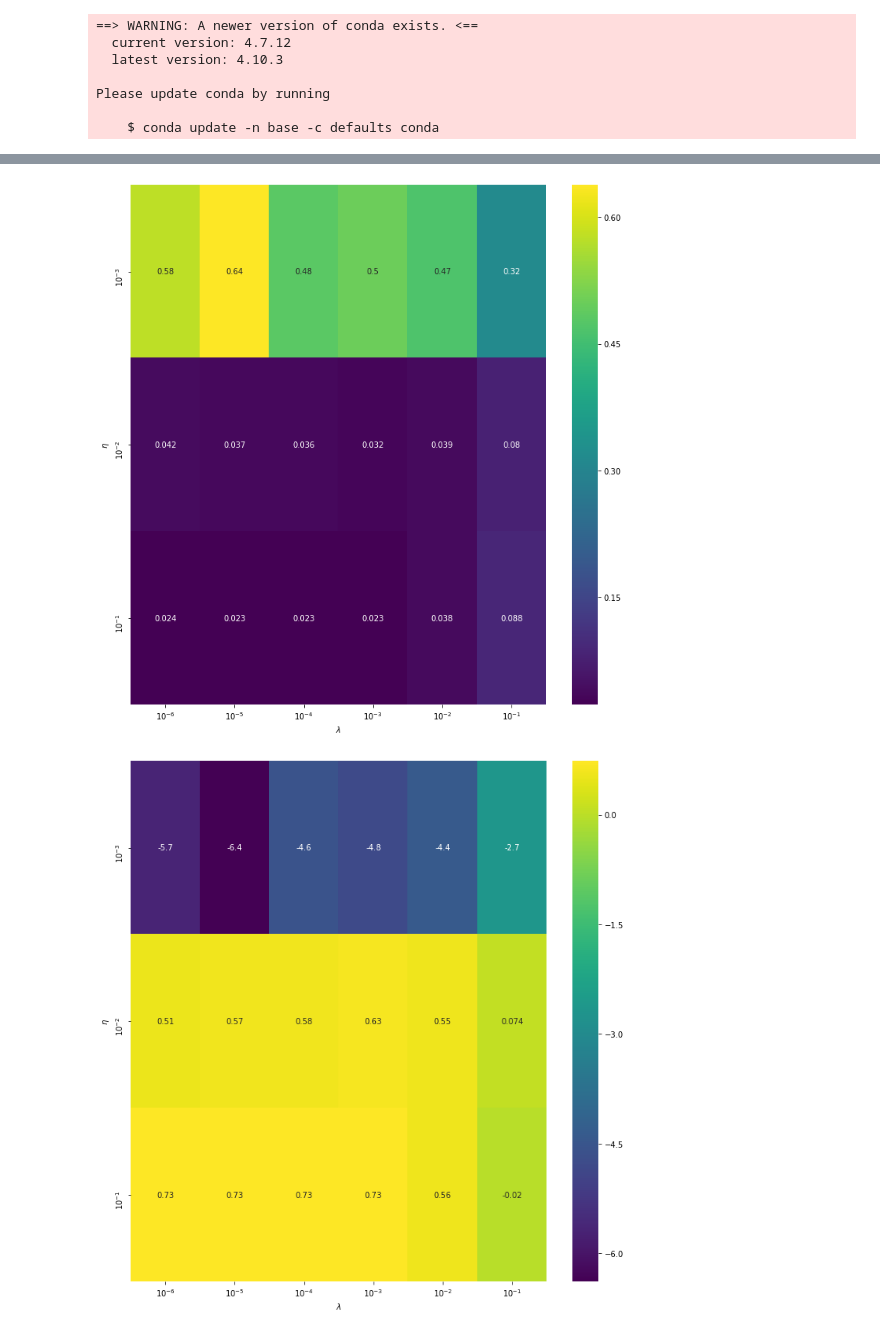
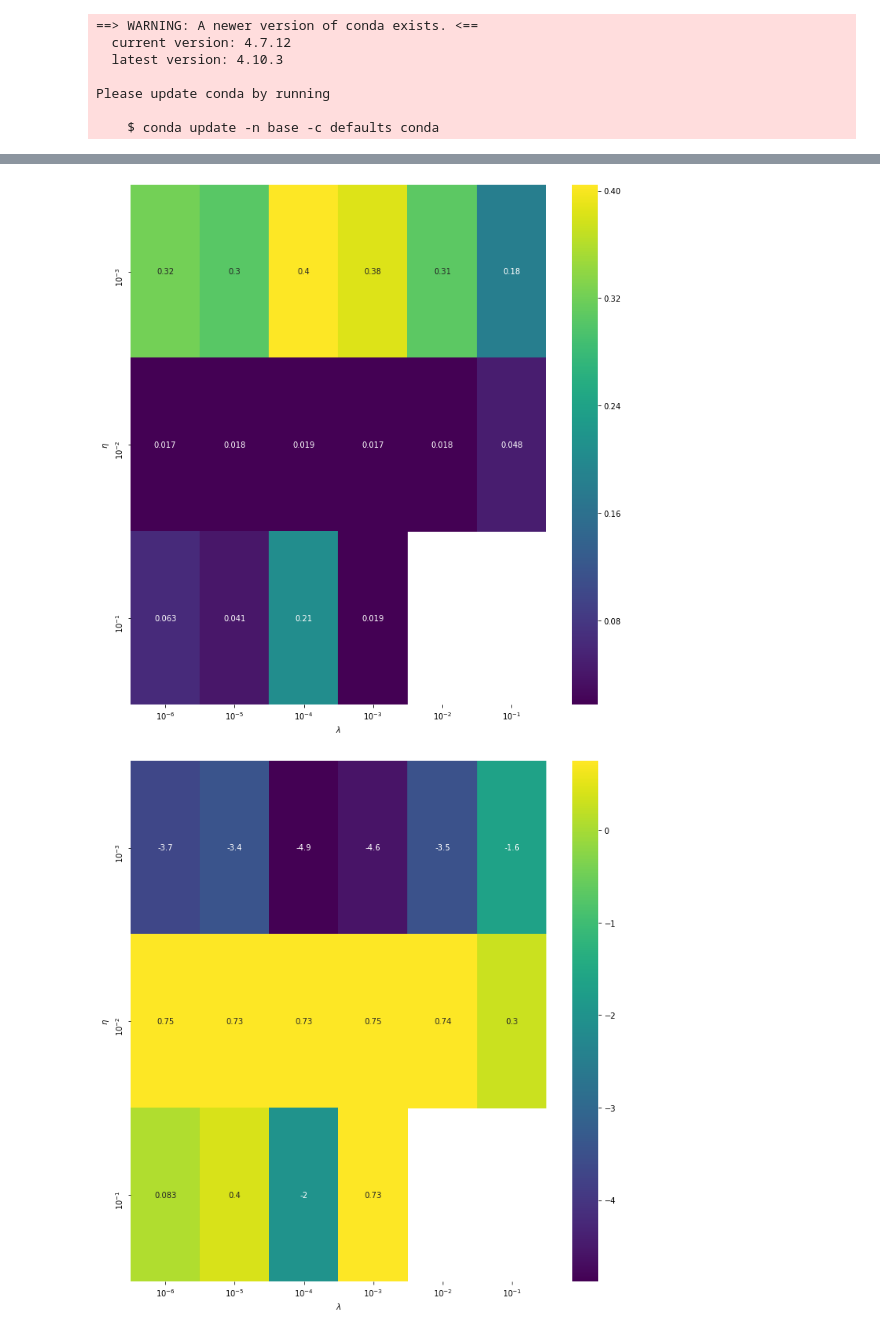
Before and after one commit to MortenTryti/MachineLearning, a Jupyter notebook: Project 2/Singlehidden.ipynb, the cells around one changed output, grey strips where cells are left out. Drawn from its saved outputs; the diff is of its cells as text; code cells hidden in the pictures.

Commit message:
more plots added

```diff
--- a/Project 2/Singlehidden.ipynb
+++ b/Project 2/Singlehidden.ipynb
@@ -134,7 +134,7 @@ def back_prop(X,Target,W_hidden, W_out, b_hidden, b_out,activation_function, out
 
     return w_out_grad,w_hidden_grad, b_out_grad, b_hidden_grad
 
-###### Main #######
+###### Main Regression #######
 npoints =20
 x = np.sort(np.random.uniform(0, 1, npoints))
 y = np.sort(np.random.uniform(0, 1, npoints))
@@ -179,13 +179,13 @@ for hyper in hyper_par:
                     miniBachMin, miniBachMax = MiniBachSize * miniBach,(MiniBachSize) * (miniBach+1)
                     #a_h,a_o = feed_forward_train(bootX[miniBachMin: miniBachMax],w_h,w_o,b_h,b_o,Sigmoid,Identity)
                     w_out_grad,w_hidden_grad,b_out_grad, b_hidden_grad = back_prop(
-                        bootX[miniBachMin: miniBachMax],booty[miniBachMin: miniBachMax],w_h, w_o, b_h, b_o,Sigmoid, Identity,hyper)
+                        bootX[miniBachMin: miniBachMax],booty[miniBachMin: miniBachMax],w_h, w_o, b_h, b_o,lexyRelu, Identity,hyper)
                     w_h -= eta*w_hidden_grad
                     w_o -= eta*w_out_grad
                     b_h -= eta*b_hidden_grad
                     b_o -= eta*b_out_grad
-            a_h, y_pred_test,z_h,z_o =feed_forward_train(X_test,w_h,w_o,b_h,b_o,Sigmoid,Identity)
-            a_h, y_pred_train,z_h,z_o =feed_forward_train(X_train,w_h,w_o,b_h,b_o,Sigmoid,Identity)
+            a_h, y_pred_test,z_h,z_o =feed_forward_train(X_test,w_h,w_o,b_h,b_o,lexyRelu,Identity)
+            a_h, y_pred_train,z_h,z_o =feed_forward_train(X_train,w_h,w_o,b_h,b_o,lexyRelu,Identity)
             MSEdeglisttest[i] =MSE(y_test,y_pred_test)
             MSEdeglisttrain[i]= MSE(y_train,y_pred_train)
             R2deglisttest[i] = R2(y_test,y_pred_test)
@@ -213,7 +213,7 @@ sns.heatmap(data=MSE_test_ler,ax=ax, cmap="viridis",annot=True ,xticklabels=tx,
 ax.set_xlabel(r'$\lambda$')
 ax.set_ylabel(r'$\eta$')
 plt.tight_layout()
-plt.savefig(f"Test_MSE_Single_hidden_function_of_hyper_par.pdf")
+plt.savefig(f"Test_MSE_Single_hidden_function_of_hyper_par_RELU.pdf")
 plt.show()
 
 fig, ax = plt.subplots(figsize = (10, 10))
@@ -221,7 +221,7 @@ sns.heatmap(data=R2_test_ler,ax=ax, cmap="viridis",annot=True ,xticklabels=tx, y
 ax.set_xlabel(r'$\lambda$')
 ax.set_ylabel(r'$\eta$')
 plt.tight_layout()
-plt.savefig(f"Test_R2_Single_hidden_function_of_hyper_par.pdf")
+plt.savefig(f"Test_R2_Single_hidden_function_of_hyper_par_RELU.pdf")
 plt.show()
 
 
@@ -230,7 +230,7 @@ sns.heatmap(data=MSE_train_ler,ax=ax, cmap="viridis",annot=True ,xticklabels=tx,
 ax.set_xlabel(r'$\lambda$')
 ax.set_ylabel(r'$\eta$')
 plt.tight_layout()
-plt.savefig(f"Train_MSE_Single_hidden_function_of_hyper_par.pdf")
+plt.savefig(f"Train_MSE_Single_hidden_function_of_hyper_par_RELU.pdf")
 plt.show()
 
 fig, ax = plt.subplots(figsize = (10, 10))
@@ -238,7 +238,7 @@ sns.heatmap(data=R2_train_ler,ax=ax, cmap="viridis",annot=True ,xticklabels=tx,
 ax.set_xlabel(r'$\lambda$')
 ax.set_ylabel(r'$\eta$')
 plt.tight_layout()
-plt.savefig(f"Train_R2_Single_hidden_function_of_hyper_par.pdf")
+plt.savefig(f"Train_R2_Single_hidden_function_of_hyper_par_RELU.pdf")
 plt.show()
 # %% [output]
 1
@@ -262,2 +262,2 @@ plt.show()
-[figure, old version]
+[figure, new version]
-[figure, old version]
+[figure, new version]
```
Also changed, not shown: parts of 1 cell of this notebook, 8 other files.
